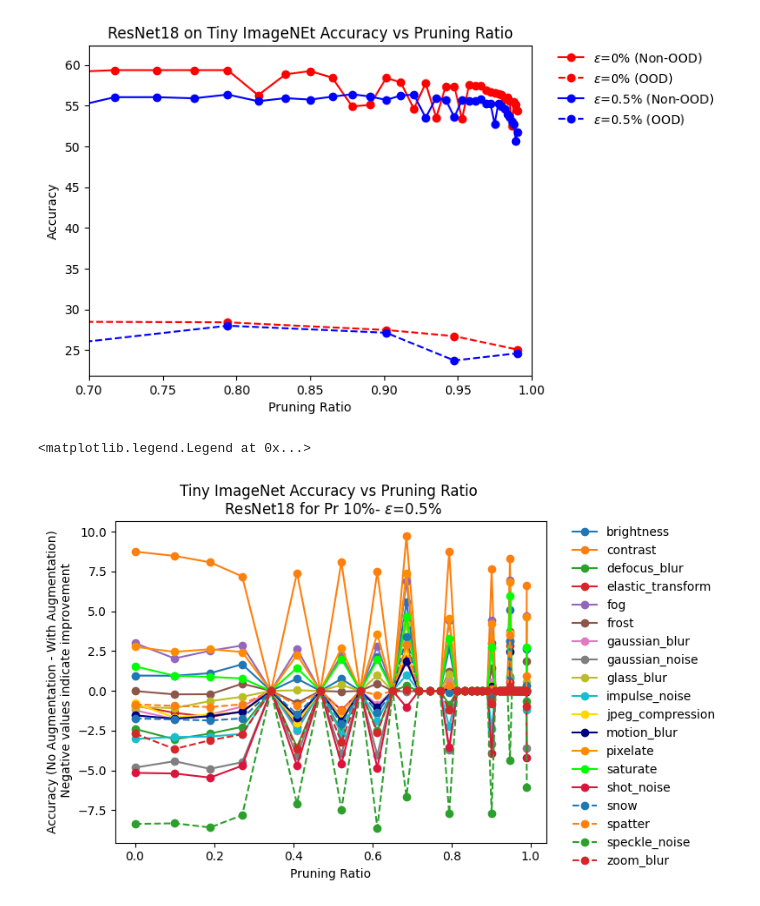
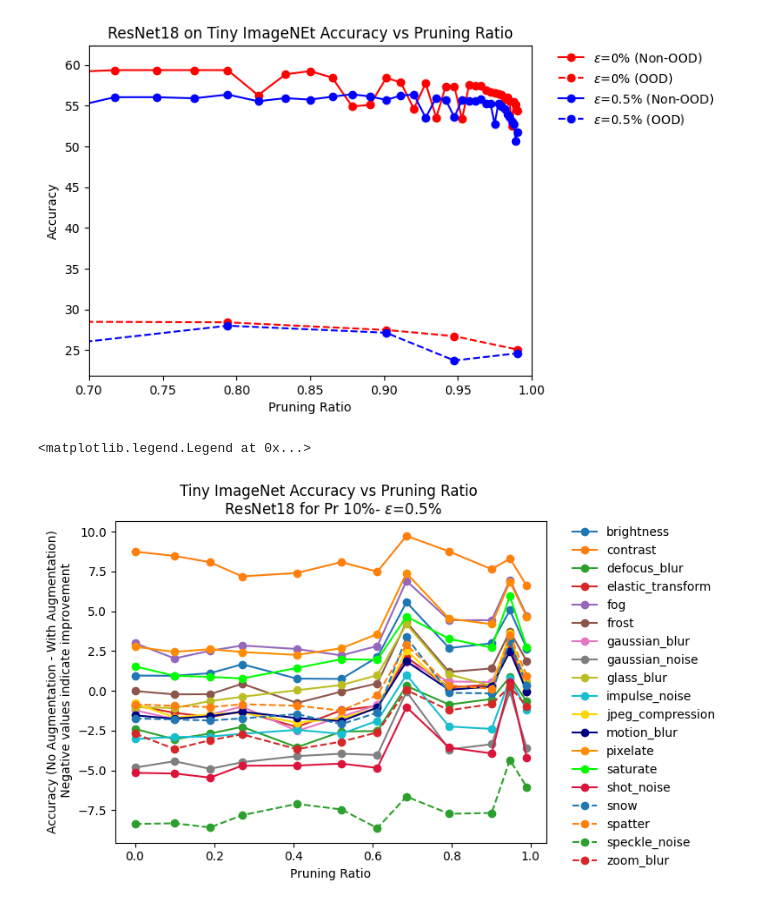
Before and after one commit to vaduraes/PruningModels, a Jupyter notebook: PlotGraphs.ipynb, the cells around one changed output. Cells and saved outputs as stored; diff of their text form; code cells hidden in the pictures.

Commit message:
Update Graph Plots

```diff
--- a/PlotGraphs.ipynb
+++ b/PlotGraphs.ipynb
@@ -368,7 +368,7 @@ NpzData=np.load(NpzPath,allow_pickle=True)
 PruneRatio=1-NpzData["RemainingWeights_List"]
 TestAcc=NpzData["TestAcc"]
 Acc_Corruptions=NpzData["Acc_Corruptions"].item()
-CorruptionTypes=list(Acc_Corruptions.keys())
+CorruptionTypes1=list(Acc_Corruptions.keys())
 
 FileName1="PruningIterations_ResNet18_CIFAR10_V0_Adversarial_ep_05p_01PR_10Epochs_L2_0005.npz"
 FilePath="Networks/Progress/"
@@ -378,12 +378,15 @@ NpzData1=np.load(NpzPath1,allow_pickle=True)
 PruneRatio1=1-NpzData1["RemainingWeights_List"]
 TestAcc1=NpzData1["TestAcc"]
 Acc_Corruptions1=NpzData1["Acc_Corruptions"].item()
-CorruptionTypes=list(Acc_Corruptions.keys())
+CorruptionTypes2=list(Acc_Corruptions.keys())
 
 for i in range(len(CorruptionTypes)):
 
-    Acc=np.array(Acc_Corruptions[CorruptionTypes[i]])-np.array(Acc_Corruptions1[CorruptionTypes[i]])
-    plt.plot(PruneRatio[Acc!=-1], Acc[Acc!=-1], label=CorruptionTypes[i],marker ='o',c=ListColors[i][0],linestyle=ListColors[i][1])
+    Acc1=np.array(Acc_Corruptions[CorruptionTypes[i]])
+    Acc2=np.array(Acc_Corruptions1[CorruptionTypes[i]])
+    Acc=Acc1-Acc2
+    IdxIn=(Acc1!=-1)* (Acc2!=-1)
+    plt.plot(PruneRatio[IdxIn], Acc[IdxIn], label=CorruptionTypes[i],marker ='o',c=ListColors[i][0],linestyle=ListColors[i][1])
 
 
 
@@ -392,7 +395,7 @@ plt.xlabel("Pruning Ratio")
 plt.ylabel("Accuracy (No Augmentation - With Augmentation)\n Negative values indicate improvement")
 plt.legend(bbox_to_anchor=(1.05, 1), loc='upper left', borderaxespad=0., frameon=False)
 
-# plt.xlim(0,1)
+# plt.xlim(0.7,1)
 #plt.ylim(40,90)
 # %% [output]
 <matplotlib.legend.Legend at 0x...>
@@ -437,37 +440,39 @@ plt.xlim(0.7,1)
 FileName="PruningIterations_ResNet18_IMAGENET_01PR_10Epochs_L2_0005.npz"
 FilePath="Networks/Progress/"
 
 NpzPath=FilePath+FileName
 NpzData=np.load(NpzPath,allow_pickle=True)
 PruneRatio=1-NpzData["RemainingWeights_List"]
 TestAcc=NpzData["TestAcc"]
 Acc_Corruptions=NpzData["Acc_Corruptions"].item()
-CorruptionTypes=list(Acc_Corruptions.keys())
+CorruptionTypes1=list(Acc_Corruptions.keys())
 
 FileName1="PruningIterations_ResNet18_TiniyImageNet_V0_Adversarial_ep_05p_01PR_10Epochs_L2_0005.npz"
 FilePath="Networks/Progress/"
 
 NpzPath1=FilePath+FileName1
 NpzData1=np.load(NpzPath1,allow_pickle=True)
 PruneRatio1=1-NpzData1["RemainingWeights_List"]
 TestAcc1=NpzData1["TestAcc"]
 Acc_Corruptions1=NpzData1["Acc_Corruptions"].item()
-CorruptionTypes=list(Acc_Corruptions.keys())
+CorruptionTypes2=list(Acc_Corruptions.keys())
 
 for i in range(len(CorruptionTypes)):
 
-    Acc=np.array(Acc_Corruptions[CorruptionTypes[i]])-np.array(Acc_Corruptions1[CorruptionTypes[i]])
-    plt.plot(PruneRatio[Acc!=-1], Acc[Acc!=-1], label=CorruptionTypes[i],marker ='o',c=ListColors[i][0],linestyle=ListColors[i][1])
-
+    Acc1=np.array(Acc_Corruptions[CorruptionTypes[i]])
+    Acc2=np.array(Acc_Corruptions1[CorruptionTypes[i]])
+    Acc=Acc1-Acc2
+    IdxIn=(Acc1!=-1)* (Acc2!=-1)
+    plt.plot(PruneRatio[IdxIn], Acc[IdxIn], label=CorruptionTypes[i],marker ='o',c=ListColors[i][0],linestyle=ListColors[i][1])
 
 
 plt.title("Tiny ImageNet Accuracy vs Pruning Ratio \n ResNet18 for Pr 10%- $\epsilon$=0.5%")
 plt.xlabel("Pruning Ratio")
 plt.ylabel("Accuracy (No Augmentation - With Augmentation)\n Negative values indicate improvement")
 plt.legend(bbox_to_anchor=(1.05, 1), loc='upper left', borderaxespad=0., frameon=False)
 
-# plt.xlim(0,1)
+# plt.xlim(0.7,1)
 #plt.ylim(40,90)
 # %% [output]
 <matplotlib.legend.Legend at 0x...>
-[figure, old version]
+[figure, new version]
```
Also changed, not shown: parts of 1 cell of this notebook.
